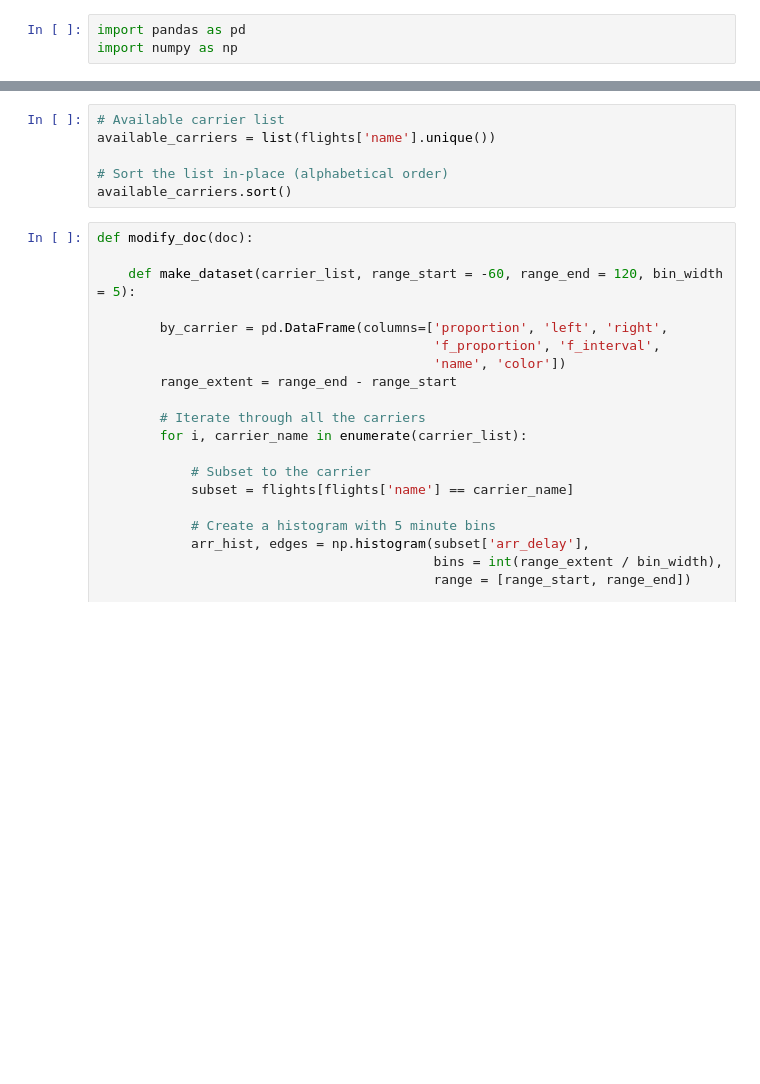
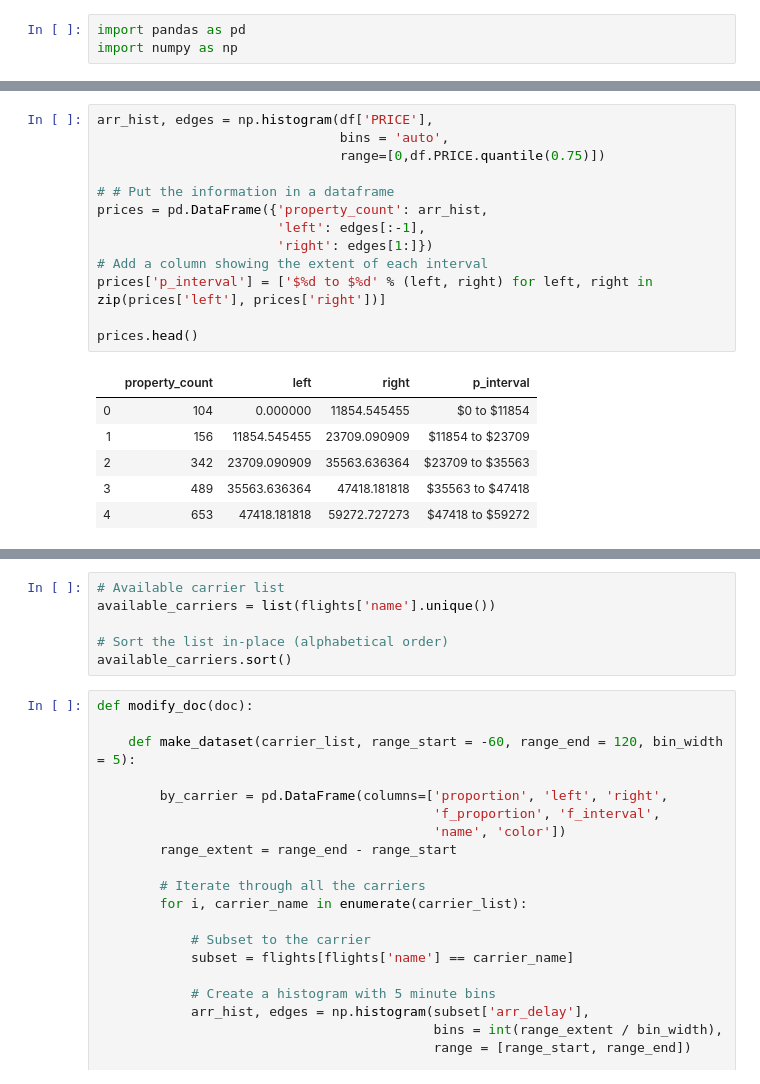
Before and after one commit to goh12/socialdataanalysis2020-finalproject, a Jupyter notebook: Explanatory/visualization_development_notebook.ipynb, the cells around one changed output, grey strips where cells are left out. Cells and saved outputs as stored; diff of their text form; blank space fills up the shorter version.

```diff
--- a/Explanatory/visualization_development_notebook.ipynb
+++ b/Explanatory/visualization_development_notebook.ipynb
@@ -20,0 +91,20 @@ Loading BokehJS ...
+# %%
+arr_hist, edges = np.histogram(df['PRICE'],
+                               bins = 'auto',
+                               range=[0,df.PRICE.quantile(0.75)])
+
+# # Put the information in a dataframe
+prices = pd.DataFrame({'property_count': arr_hist,
+                       'left': edges[:-1],
+                       'right': edges[1:]})
+# Add a column showing the extent of each interval
+prices['p_interval'] = ['$%d to $%d' % (left, right) for left, right in zip(prices['left'], prices['right'])]
+
+prices.head()
+# %% [output]
+|  | property_count | left | right | p_interval |
+| 0 | 104 | 0.000000 | 11854.545455 | $0 to $11854 |
+| 1 | 156 | 11854.545455 | 23709.090909 | $11854 to $23709 |
+| 2 | 342 | 23709.090909 | 35563.636364 | $23709 to $35563 |
+| 3 | 489 | 35563.636364 | 47418.181818 | $35563 to $47418 |
+| 4 | 653 | 47418.181818 | 59272.727273 | $47418 to $59272 |
```
Also changed, not shown: parts of 20 cells of this notebook.
